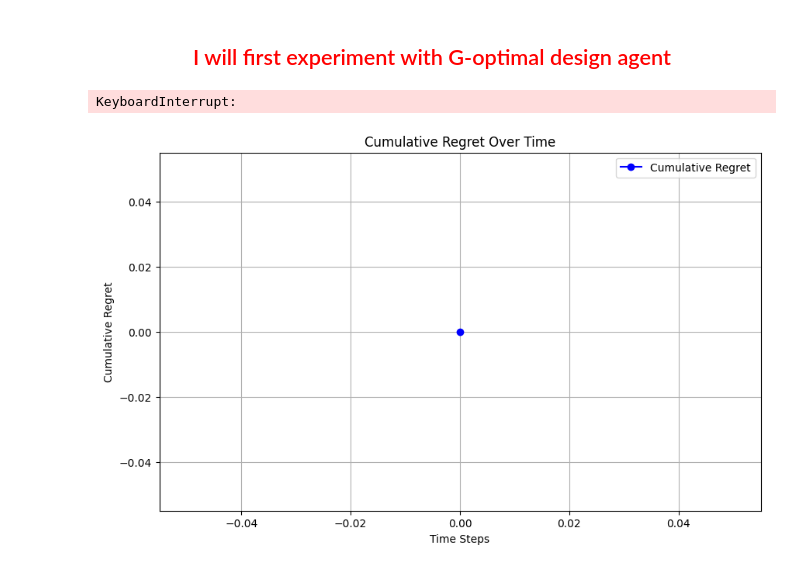
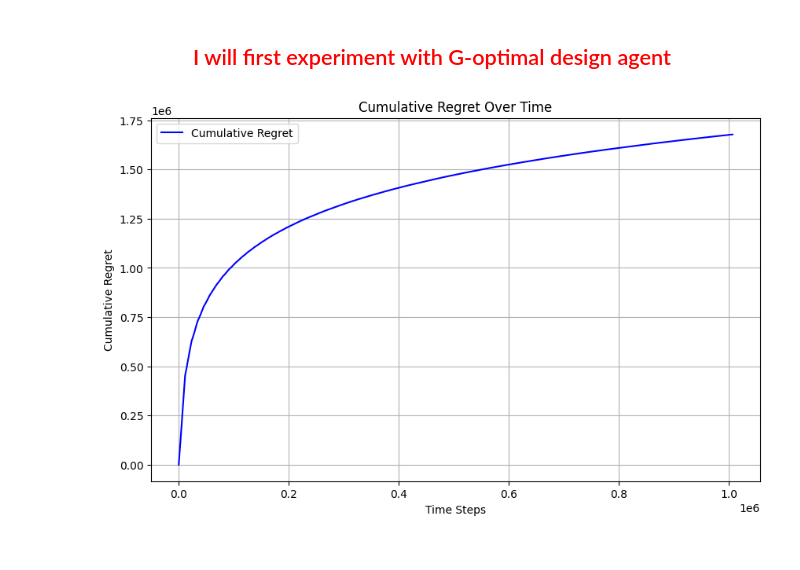
Before and after one commit to HatimRabet/Bandit-Algorithms-for-Movie-Recommendation-System, a Jupyter notebook: scripts/test_g_optimal_design.ipynb, the cells around one changed output. Cells and saved outputs as stored; diff of their text form; code cells hidden in the pictures.

```diff
--- a/scripts/test_g_optimal_design.ipynb
+++ b/scripts/test_g_optimal_design.ipynb
@@ -43,8 +43,8 @@ from MAB_class import MABAgent
 
 # Let start with just 10 movies
 
-k = 100
-m = 20
+k = 10000
+m = 50
 movies_id_k = movies_indices[:k]
 mask = [i for i in range(movieId_of_rating.size) if movieId_of_rating[i] in movies_id_k]
 movieId_of_rating_k = movieId_of_rating[mask]
@@ -53,8 +53,8 @@ ratings_k = ratings[mask]
 
 A_10 = sample_k_movies(A, k, m)
 delta = 0.02
-epsilon = 0.05
-n_rounds = 100
+epsilon = 0.5
+n_rounds = 1000000
 true_rewards = ratings_k
 rewardsXmovie_indices = movieId_of_rating_k
 actionXmovie_indices = movies_id_k
@@ -63,25 +63,23 @@ actionXmovie_indices = movies_id_k
 Agent_Optimal = MABAgent(A_10, delta, epsilon, n_rounds, true_rewards, rewardsXmovie_indices, actionXmovie_indices)
 # %%
 cumulative_regret, theta = Agent_Optimal.run()
-# %% [output]
-KeyboardInterrupt:
 # %%
 import matplotlib.pyplot as plt
 
 time_steps = range(len(cumulative_regret))  # Assuming each entry corresponds to a time step
 
 # Plotting
 plt.figure(figsize=(10, 6))
-plt.plot(time_steps, cumulative_regret, marker='o', linestyle='-', color='b', label='Cumulative Regret')
+plt.plot(time_steps, cumulative_regret, linestyle='-', color='b', label='Cumulative Regret')
 
 # Customizing the plot
 plt.title('Cumulative Regret Over Time')
 plt.xlabel('Time Steps')
 plt.ylabel('Cumulative Regret')
 plt.legend()
 plt.grid(True)
 
 # Show the plot
 plt.show()
 # %% [output]
-[figure, old version]
+[figure, new version]
```
Also changed, not shown: 1 other file.
